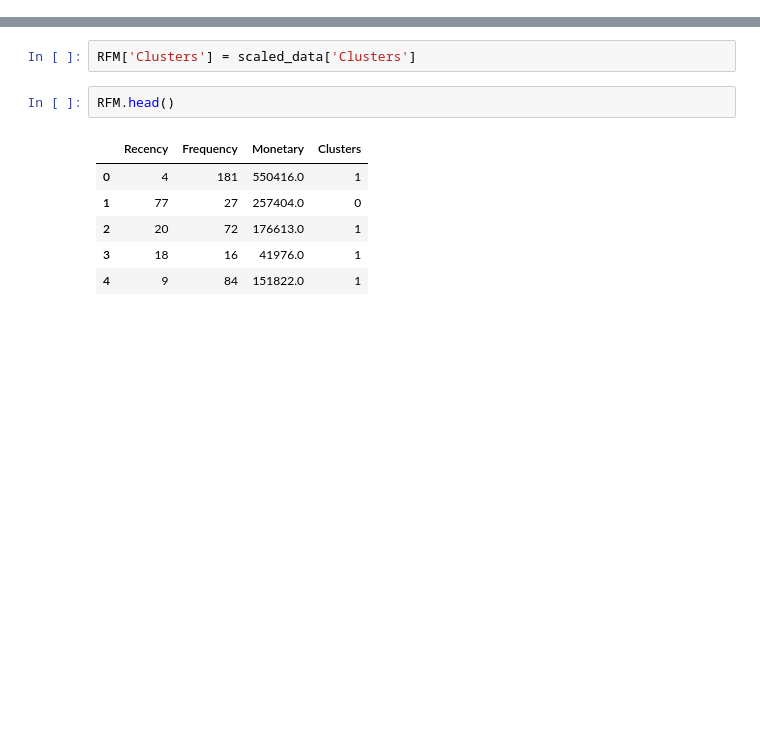
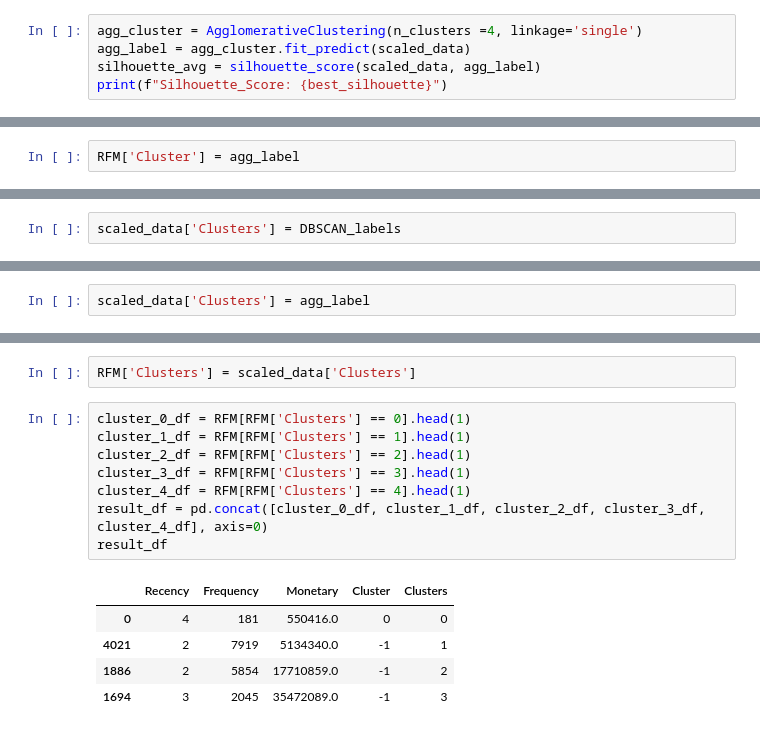
Before and after one commit to AkshayPethe/E-Commerce_RFM_Approach, a Jupyter notebook: E-Commerce Customer Segmentation.ipynb, the cells around one changed output, grey strips where cells are left out. Drawn from its saved outputs; the diff is of its cells as text; blank space fills up the shorter version.

```diff
--- a/E-Commerce Customer Segmentation.ipynb
+++ b/E-Commerce Customer Segmentation.ipynb
@@ -507,0 +711,5 @@ scaled_data['Clusters'] = KM.labels_
+# %%
+agg_cluster = AgglomerativeClustering(n_clusters =4, linkage='single')
+agg_label = agg_cluster.fit_predict(scaled_data)
+silhouette_avg = silhouette_score(scaled_data, agg_label)
+print(f"Silhouette_Score: {best_silhouette}")
@@ -507,0 +724,2 @@ scaled_data['Clusters'] = KM.labels_
+# %%
+RFM['Cluster'] = agg_label
@@ -507,0 +769,2 @@ scaled_data['Clusters'] = KM.labels_
+# %%
+scaled_data['Clusters'] = DBSCAN_labels
@@ -507,0 +777,2 @@ scaled_data['Clusters'] = KM.labels_
+# %%
+scaled_data['Clusters'] = agg_label
@@ -526,14 +812,19 @@ Name: Clusters, dtype: int64
 # %%
 RFM['Clusters'] = scaled_data['Clusters']
 # %%
-RFM.head()
+cluster_0_df = RFM[RFM['Clusters'] == 0].head(1)
+cluster_1_df = RFM[RFM['Clusters'] == 1].head(1)
+cluster_2_df = RFM[RFM['Clusters'] == 2].head(1)
+cluster_3_df = RFM[RFM['Clusters'] == 3].head(1)
+cluster_4_df = RFM[RFM['Clusters'] == 4].head(1)
+result_df = pd.concat([cluster_0_df, cluster_1_df, cluster_2_df, cluster_3_df, cluster_4_df], axis=0)
+result_df
 # %% [output]
-|  | Recency | Frequency | Monetary | Clusters |
-| 0 | 4 | 181 | 550416.0 | 1 |
-| 1 | 77 | 27 | 257404.0 | 0 |
-| 2 | 20 | 72 | 176613.0 | 1 |
-| 3 | 18 | 16 | 41976.0 | 1 |
-| 4 | 9 | 84 | 151822.0 | 1 |
+|  | Recency | Frequency | Monetary | Cluster | Clusters |
+| 0 | 4 | 181 | 550416.0 | 0 | 0 |
+| 4021 | 2 | 7919 | 5134340.0 | -1 | 1 |
+| 1886 | 2 | 5854 | 17710859.0 | -1 | 2 |
+| 1694 | 3 | 2045 | 35472089.0 | -1 | 3 |
 # %%
 kmeans_model = KMeans(n_clusters=5, random_state=42)
 cluster_assignments = kmeans_model.fit_predict(scaled_data)
```
Also changed, not shown: parts of 43 cells of this notebook.
